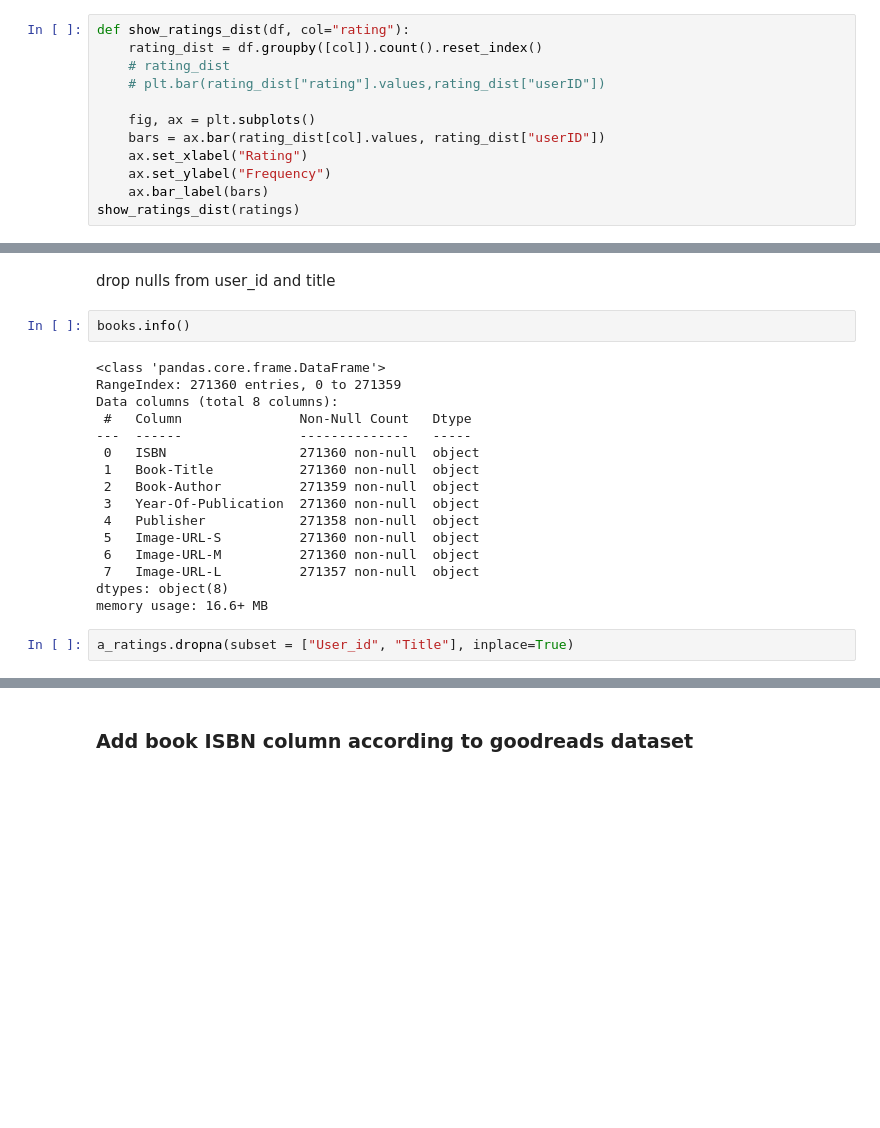
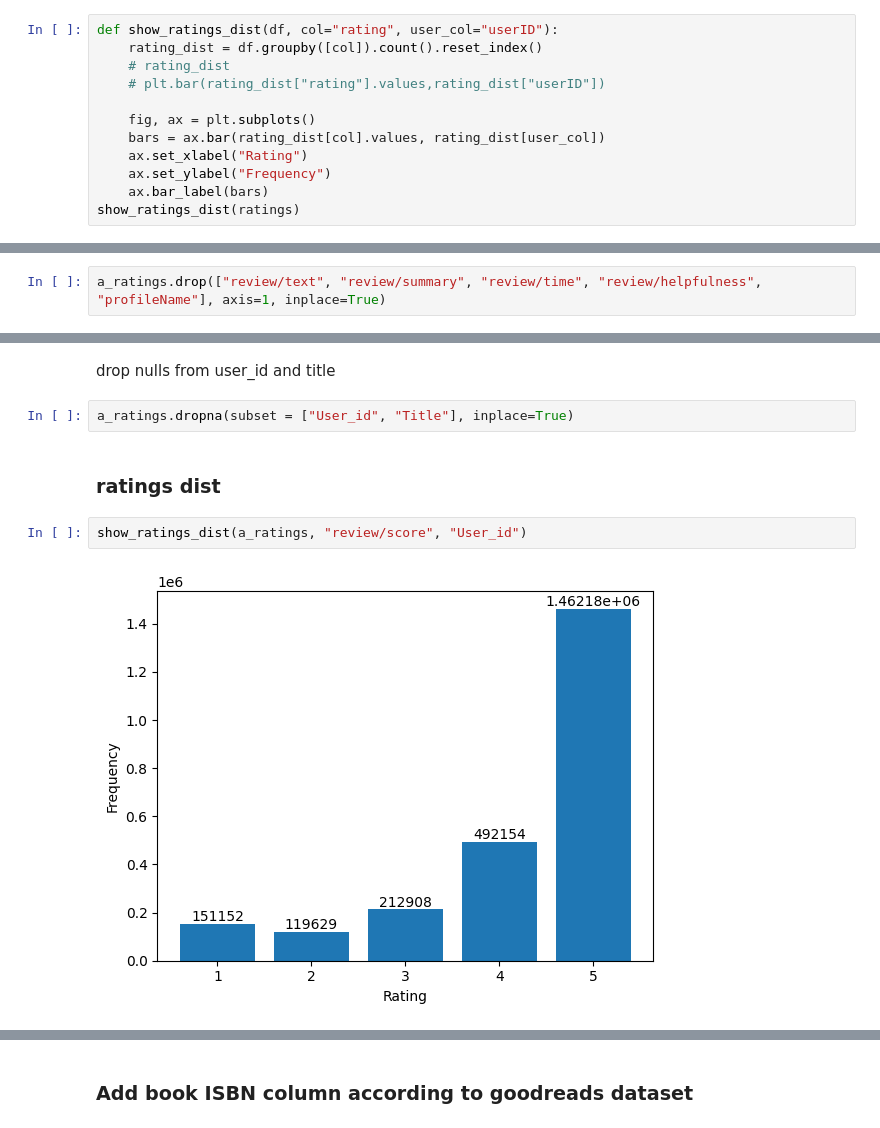
Before and after one commit to AyalSwaid/BookRecSys, a Jupyter notebook: Copy_of_recSysNotebook.ipynb, the cells around one changed output, grey strips where cells are left out. Cells and saved outputs as stored; diff of their text form; blank space fills up the shorter version.

```diff
--- a/Copy_of_recSysNotebook.ipynb
+++ b/Copy_of_recSysNotebook.ipynb
@@ -105,13 +109,13 @@ memory usage: 16.6+ MB
 # %% [markdown]
 ### Ratings distribution
 # %%
-def show_ratings_dist(df, col="rating"):
+def show_ratings_dist(df, col="rating", user_col="userID"):
     rating_dist = df.groupby([col]).count().reset_index()
     # rating_dist
     # plt.bar(rating_dist["rating"].values,rating_dist["userID"])
 
     fig, ax = plt.subplots()
-    bars = ax.bar(rating_dist[col].values, rating_dist["userID"])
+    bars = ax.bar(rating_dist[col].values, rating_dist[user_col])
     ax.set_xlabel("Rating")
     ax.set_ylabel("Frequency")
     ax.bar_label(bars)
@@ -178,3 +178,5 @@ memory usage: 228.9+ MB
+# %%
+a_ratings.drop(["review/text", "review/summary", "review/time", "review/helpfulness", "profileName"], axis=1, inplace=True)
 # %% [markdown]
 ### Check nulls
 # %%
@@ -193,23 +195,11 @@ review/text                 8
 dtype: int64
 # %% [markdown]
 drop nulls from user_id and title
-# %%
-books.info()
-# %% [output]
-<class 'pandas.core.frame.DataFrame'>
-RangeIndex: 271360 entries, 0 to 271359
-Data columns (total 8 columns):
- #   Column               Non-Null Count   Dtype
----  ------               --------------   -----
- 0   ISBN                 271360 non-null  object
- 1   Book-Title           271360 non-null  object
- 2   Book-Author          271359 non-null  object
- 3   Year-Of-Publication  271360 non-null  object
- 4   Publisher            271358 non-null  object
- 5   Image-URL-S          271360 non-null  object
- 6   Image-URL-M          271360 non-null  object
- 7   Image-URL-L          271357 non-null  object
-dtypes: object(8)
-memory usage: 16.6+ MB
 # %%
 a_ratings.dropna(subset = ["User_id", "Title"], inplace=True)
+# %% [markdown]
+### ratings dist
+# %%
+show_ratings_dist(a_ratings, "review/score", "User_id")
+# %% [output]
+[figure, added]
```
Also changed, not shown: parts of 8 cells of this notebook.
